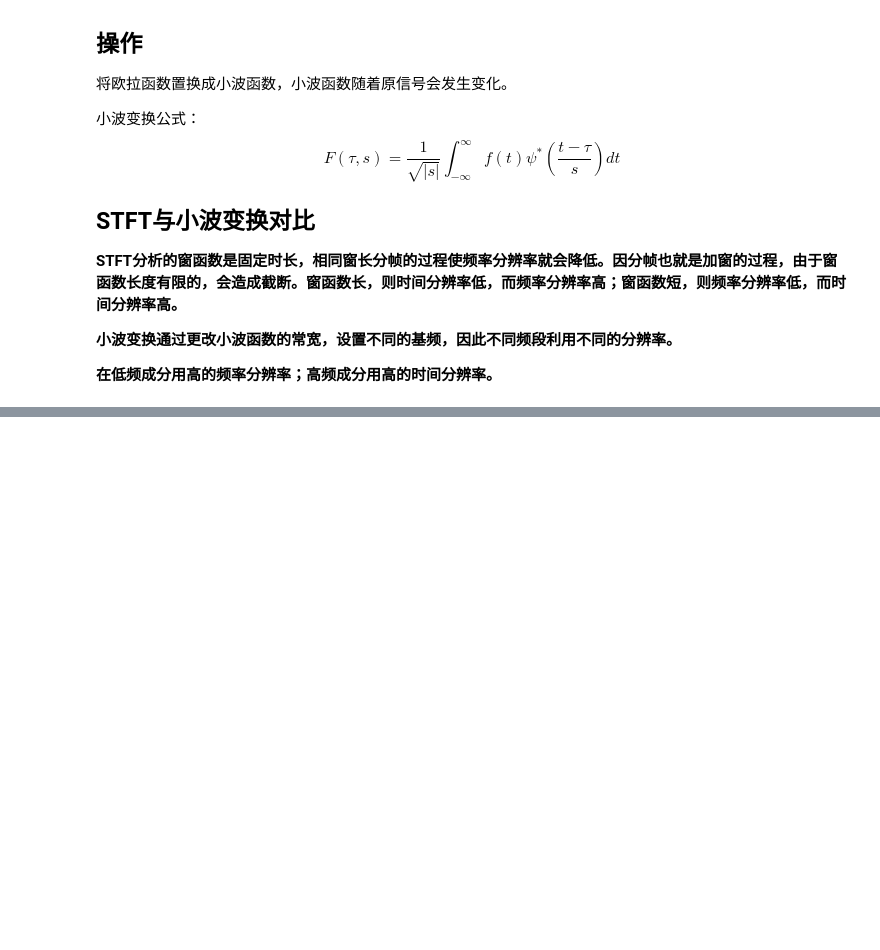
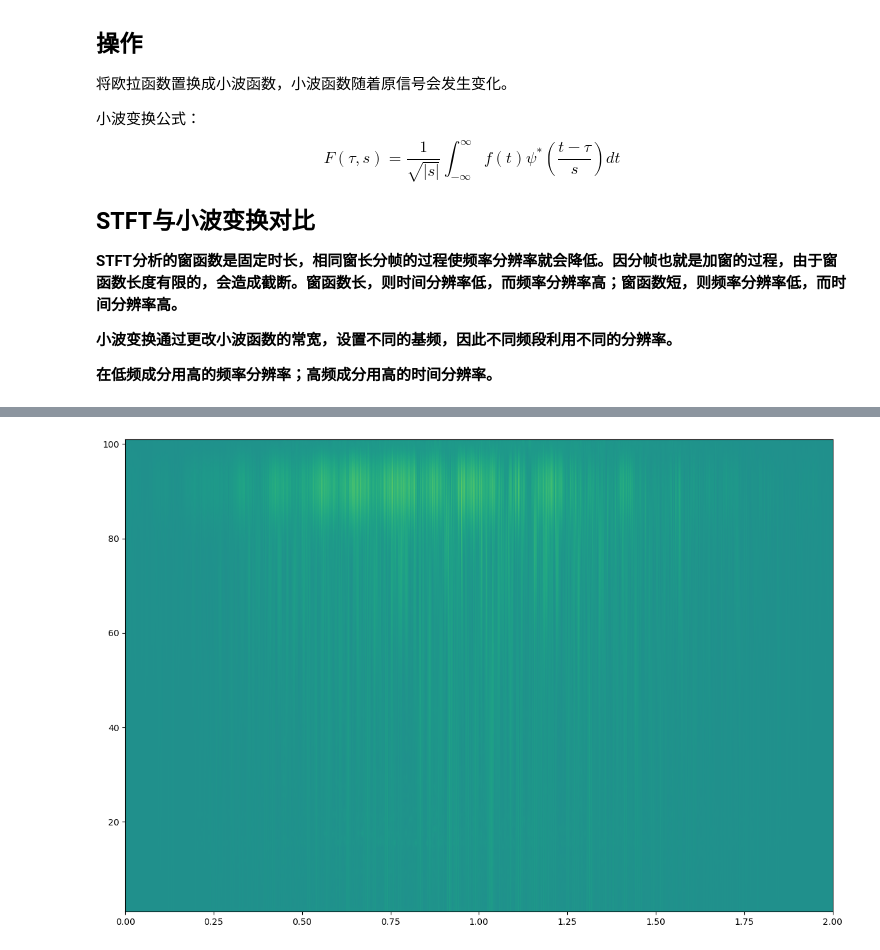
Before and after one commit to YoungBossX/Multi-feature-fusion-model-for-ship-audio, a Jupyter notebook: feature_extraction/wavelet.ipynb, the cells around one changed output, grey strips where cells are left out. Saved outputs shown, nothing was run; the diff lists cells and outputs as text; code cells hidden in the pictures; blank space fills up the shorter version.

```diff
--- a/feature_extraction/wavelet.ipynb
+++ b/feature_extraction/wavelet.ipynb
@@ -99,0 +152,11 @@ CWT系数矩阵形状: (100, 44100)
+# %%
+t = np.arange(len(waveform)) / sample_rate
+
+coef, freq = pywt.cwt(waveform, np.arange(1, 101), 'gaus1')
+
+plt.figure(figsize=(12, 8))
+plt.imshow(abs(coef), extent=[0, 2, 1, 101],interpolation='bilinear', aspect='auto', vmax=abs(coef).max(), vmin=-abs(coef).max())
+plt.tight_layout()
+plt.show()
+# %% [output]
+[figure, added]
```
Also changed, not shown: parts of 9 cells of this notebook, 3 other files.
